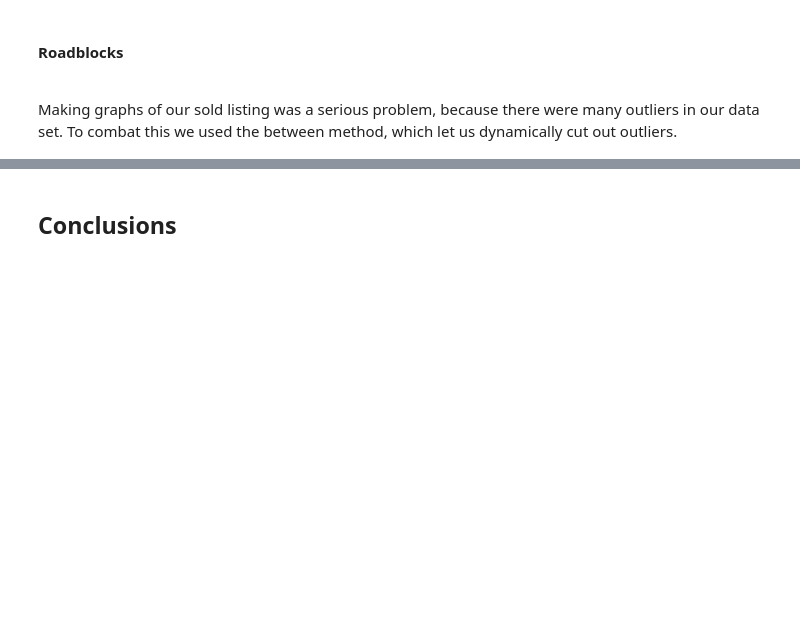
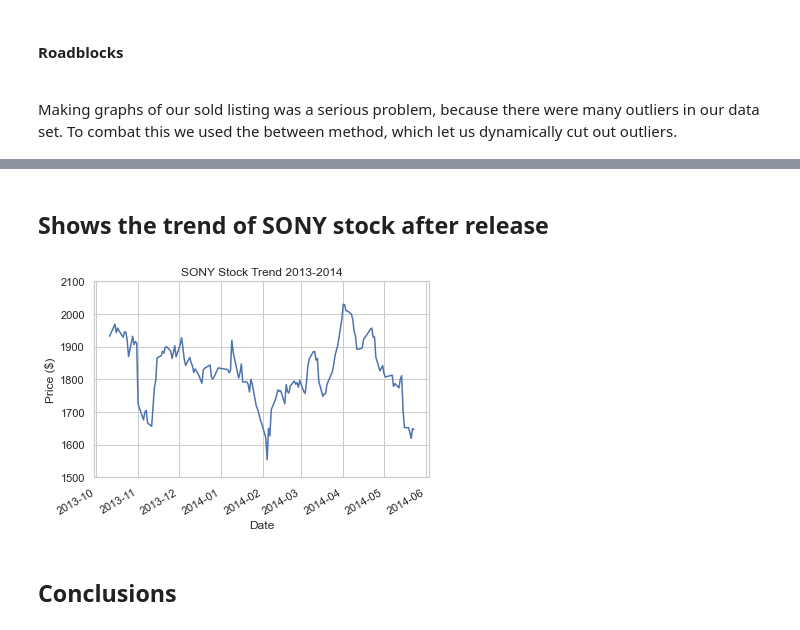
Before and after one commit to GravelBirthstone/Scalper-Project, a Jupyter notebook: final-notebook.ipynb, the cells around one changed output, grey strips where cells are left out. Drawn from its saved outputs; the diff is of its cells as text; code cells hidden in the pictures; blank space fills up the shorter version.

```diff
--- a/final-notebook.ipynb
+++ b/final-notebook.ipynb
@@ -77,2 +106,25 @@ Making graphs of our sold listing was a serious problem, because there were many
+# %% [markdown]
+## Shows the trend of SONY stock after release
+# %%
+stock_data = pd.read_csv("./assets/data/Sony-stock-data-2013-2014.csv", parse_dates=['Date'])
+stock_data["Price"] = stock_data["Price"].apply(lambda x: float(re.sub(",", "", x)))
+stock_data["High"] = stock_data["High"].apply(lambda x: float(re.sub(",", "", x)))
+stock_data["Low"] = stock_data["Low"].apply(lambda x: float(re.sub(",", "", x)))
+stock_data["Open"] = stock_data["Open"].apply(lambda x: float(re.sub(",", "", x)))
+
+x = stock_data["Date"].values
+y = stock_data["High"].values
+
+fig, ax = plt.subplots()
+ax.plot(x, y)
+ax.set_ylim([1500,2100])
+ax.set_yticks([1500,1600,1700,1800,1900,2000,2100])
+ax.set_xlabel("Date")
+ax.set_ylabel('Price ($)')
+ax.set_title('SONY Stock Trend 2013-2014')
+fig.autofmt_xdate()
+plt.show()
+# %% [output]
+[figure, added]
 # %% [markdown]
 ## Conclusions
```
Also changed, not shown: parts of 5 cells of this notebook, 4 other files.
